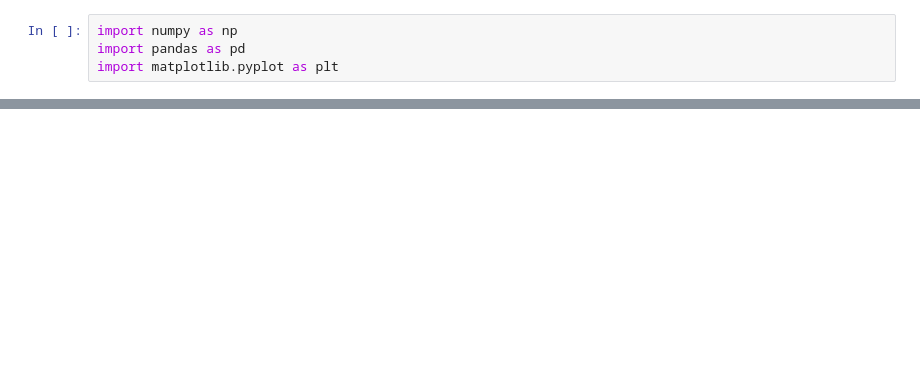
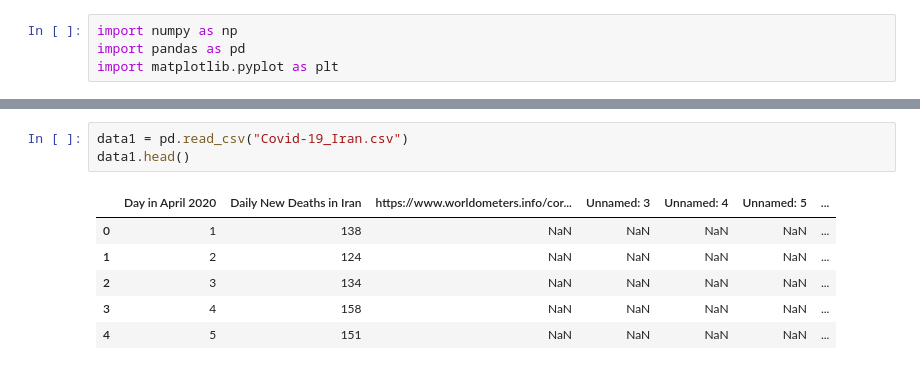
Before and after one commit to MahdiAhmadiKamal/PyLearn7-Data-Science, a Jupyter notebook: PyLearn7-Assignment39/Covid-19 statistics/covid-19.ipynb, the cells around one changed output, grey strips where cells are left out. Drawn from its saved outputs; the diff is of its cells as text; blank space fills up the shorter version.

```diff
--- a/PyLearn7-Assignment39/Covid-19 statistics/covid-19.ipynb
+++ b/PyLearn7-Assignment39/Covid-19 statistics/covid-19.ipynb
@@ -15,3 +15,13 @@ data.head(9)
 | 5 | Russia | 104161 |
 | 6 | Italy | 99671 |
 | 7 | Germany | 91201 |
+# %%
+data1 = pd.read_csv("Covid-19_Iran.csv")
+data1.head()
+# %% [output]
+|  | Day in April 2020 | Daily New Deaths in Iran | https://www.worldometers.info/cor... | Unnamed: 3 | Unnamed: 4 | Unnamed: 5 | ... |
+| 0 | 1 | 138 | NaN | NaN | NaN | NaN | ... |
+| 1 | 2 | 124 | NaN | NaN | NaN | NaN | ... |
+| 2 | 3 | 134 | NaN | NaN | NaN | NaN | ... |
+| 3 | 4 | 158 | NaN | NaN | NaN | NaN | ... |
+| 4 | 5 | 151 | NaN | NaN | NaN | NaN | ... |
```
Also changed, not shown: parts of 2 cells of this notebook, 3 other files.
